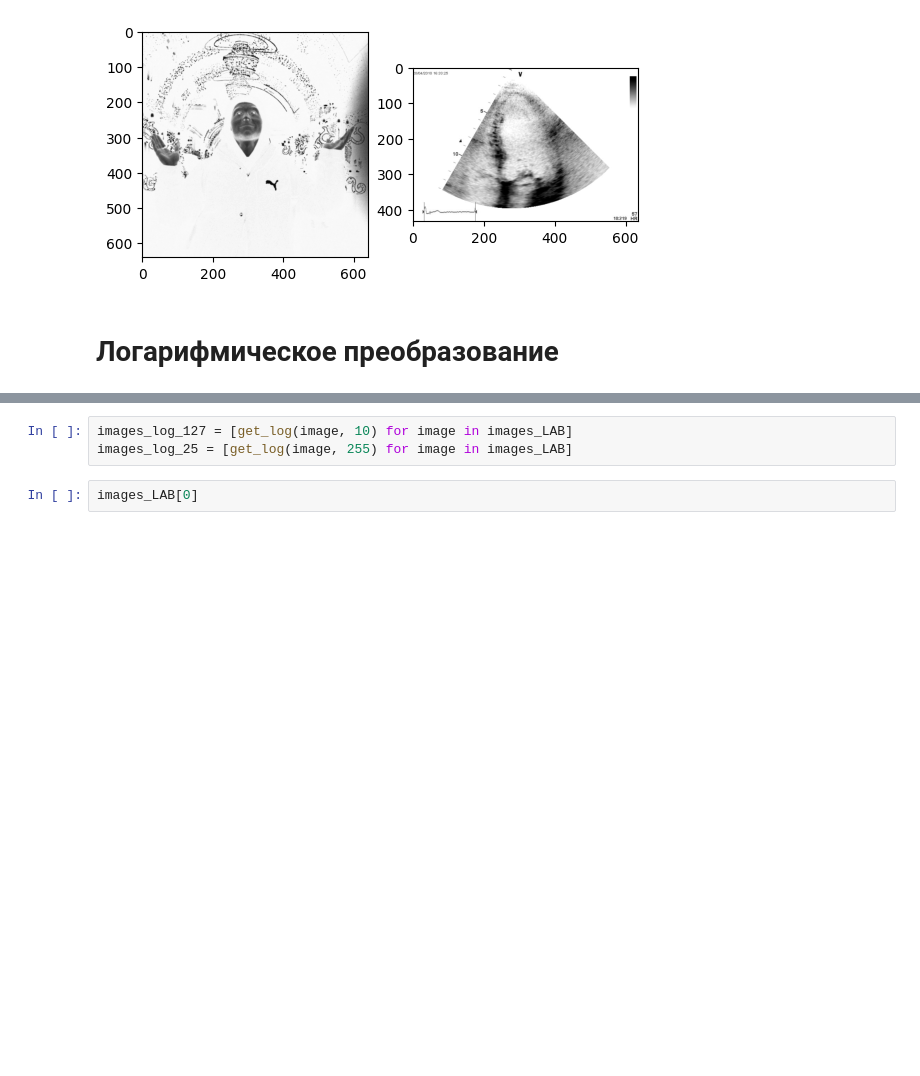
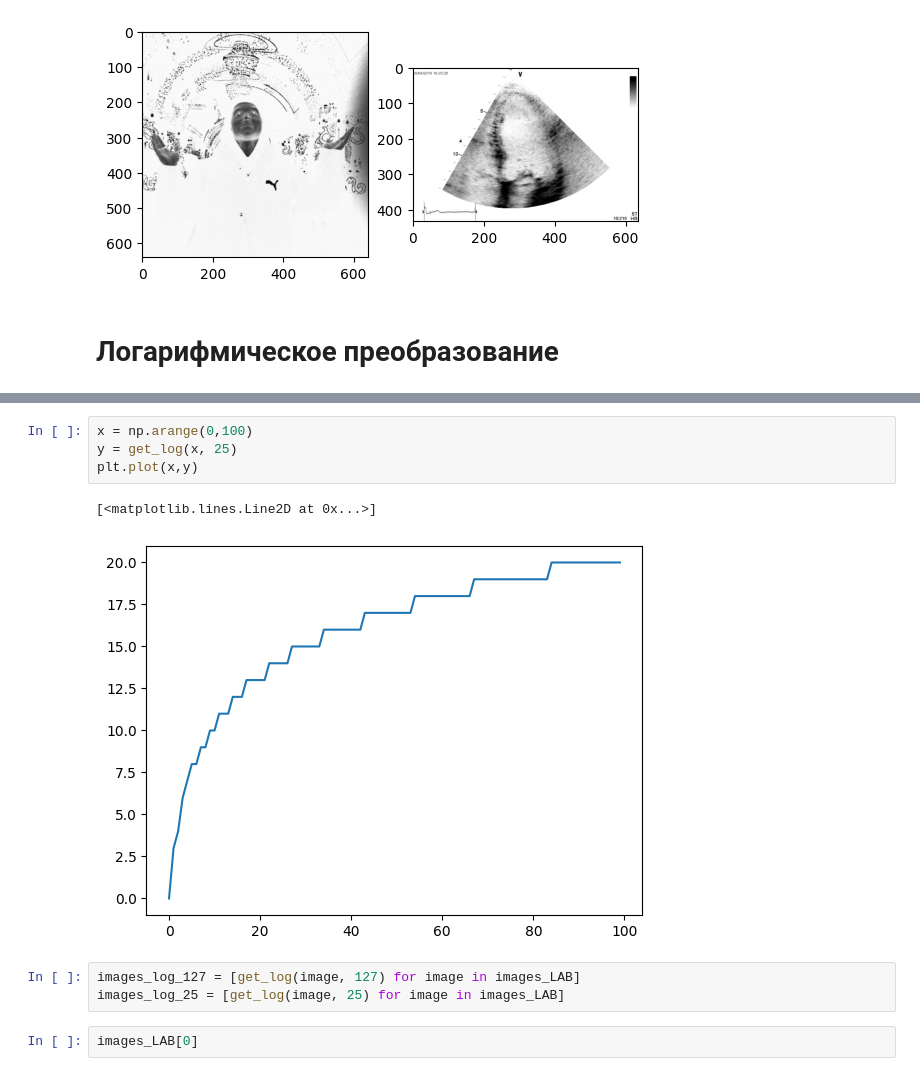
Before and after one commit to GongniR/Mag_2_semester, a Jupyter notebook: ImageProcessing/PW_2/PW_2.ipynb, the cells around one changed output, grey strips where cells are left out. Saved outputs shown, nothing was run; the diff lists cells and outputs as text; blank space fills up the shorter version.

```diff
--- a/ImageProcessing/PW_2/PW_2.ipynb
+++ b/ImageProcessing/PW_2/PW_2.ipynb
@@ -93,6 +94,13 @@ def get_log(r_, c):
+# %%
+x = np.arange(0,100)
+y = get_log(x, 25)
+plt.plot(x,y)
+# %% [output]
+[<matplotlib.lines.Line2D at 0x...>]
+[figure, added]
 # %%
-images_log_127 = [get_log(image, 10) for image in images_LAB]
-images_log_25 = [get_log(image, 255) for image in images_LAB]
+images_log_127 = [get_log(image, 127) for image in images_LAB]
+images_log_25 = [get_log(image, 25) for image in images_LAB]
 # %%
 images_LAB[0]
 # %% [output]
```
Also changed, not shown: parts of 11 cells of this notebook, 5 other files.
